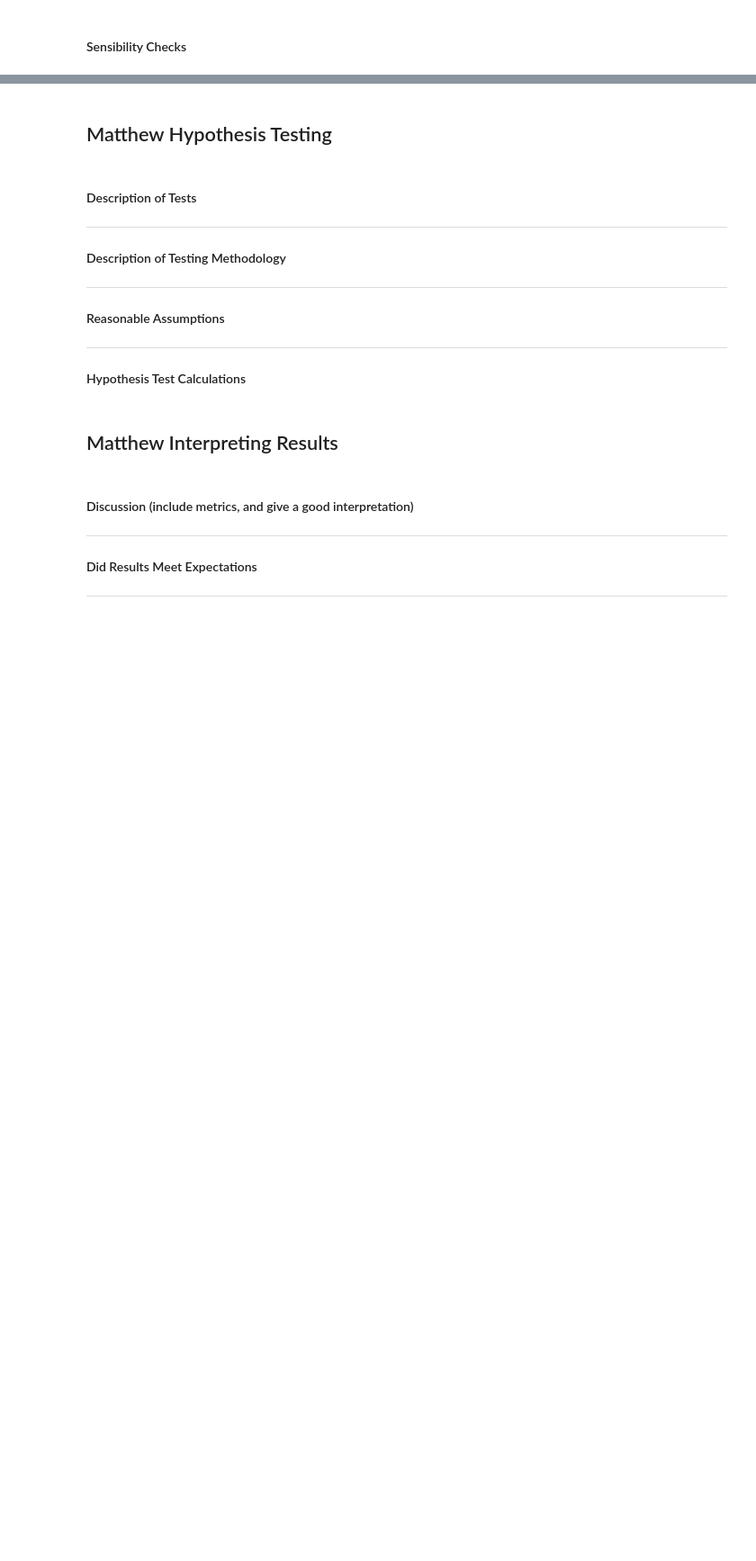
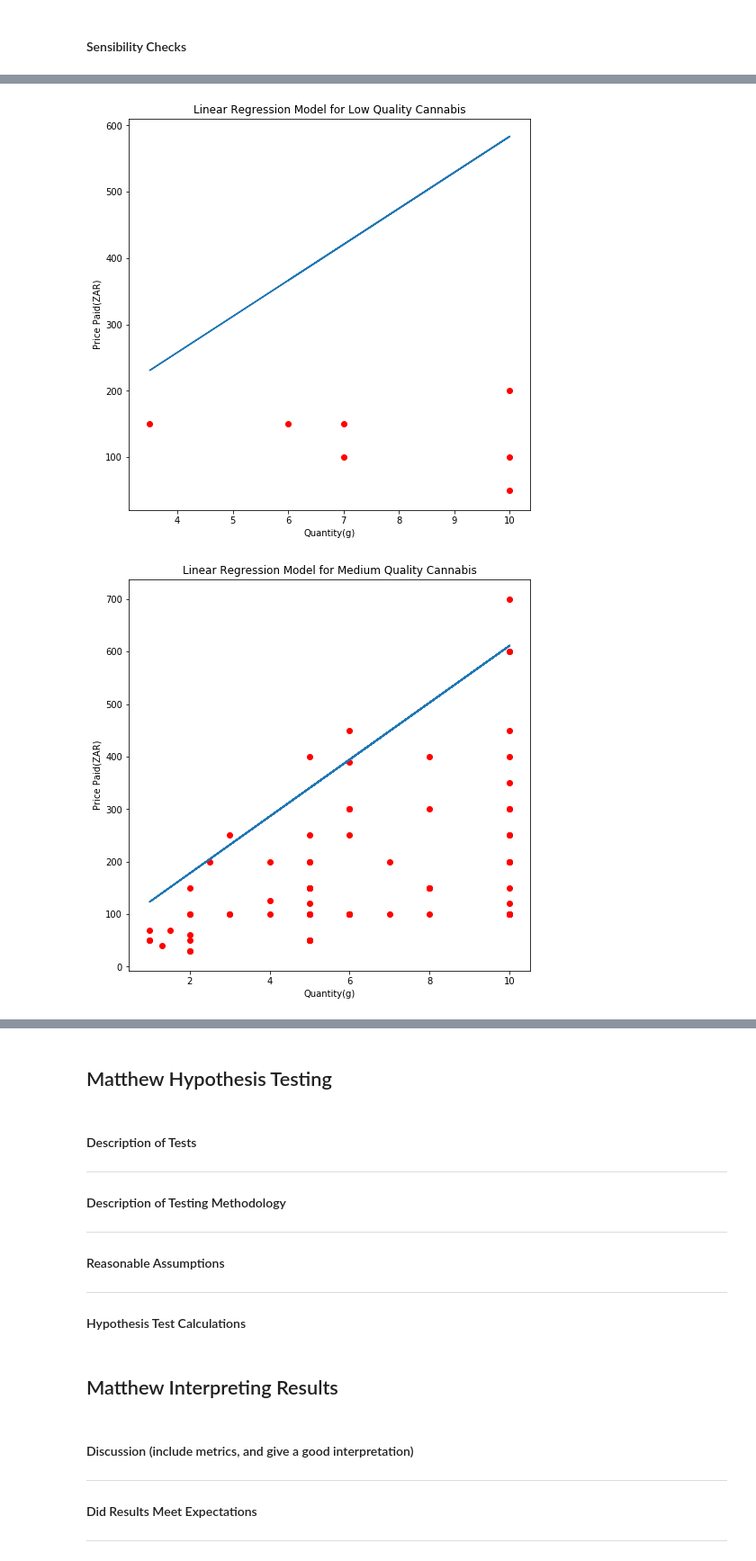
Before and after one commit to Matkicail/DAE-Project, a Jupyter notebook: daeRough.ipynb, the cells around one changed output, grey strips where cells are left out. Shown at 90% size. Drawn from its saved outputs; the diff is of its cells as text; code cells hidden in the pictures; blank space fills up the shorter version.

Commit message:
Finishing off of modeling

```diff
--- a/daeRough.ipynb
+++ b/daeRough.ipynb
@@ -3070,0 +2816,12 @@ After this we will then split these sub sets into training and testing sets.
+# %%
+#linearModelLow = sm.OLS(yMedQualityVariables,xMediumQualityVariables).fit()
+#print(linearModelLow.summary())
+from statsmodels.formula.api import ols
+from scipy import stats
+
+print("----------------------------QUALITY OF CANNABIS ONLY-------------------------------------")
+reg = sm.OLS(train_set["q9"], sm.add_constant(train_set[["q11_Low","q11_Medium","q11_High"]])).fit()
+print(reg.summary())
+print("------------------------QUANTITY AND QUALITY OF CANNABIS----------------------------------")
+reg2 = sm.OLS(train_set["q9"], sm.add_constant(train_set[["q10","q11_Low","q11_Medium","q11_High"]])).fit()
+print(reg2.summary())
@@ -3074,0 +2915,52 @@ After this we will then split these sub sets into training and testing sets.
+# %%
+plt.figure(figsize=(8,8))
+coefs_two = np.array(reg2.params)
+data = test_set[["q9","q10","q11_Low","q11_Medium","q11_High"]]
+test_x_low = data[data["q11_Low"]==1]
+
+test_x_med = data[data["q11_Medium"]==1]
+test_x_high = data[data["q11_High"]==1]
+
+test_x_low_values = test_x_low.drop(["q9"],axis=1).to_numpy()
+y_predicted_low = np.array([])
+for i in range(test_x_low.shape[0]):
+    x = coefs_one[0] + (coefs_two[1:]*test_x_low_values[i]).sum()
+    y_predicted_low = np.append(y_predicted_low,x)
+
+plt.title("Linear Regression Model for Low Quality Cannabis")
+plt.xlabel("Quantity(g)")
+plt.ylabel("Price Paid(ZAR)")
+plt.plot(test_x_low["q10"].to_numpy(),y_predicted_low, label="predicted values")
+plt.scatter(test_x_low["q10"].to_numpy(),test_x_low["q9"].to_numpy(),color="r",label = "actual")
+plt.show()
+
+test_x_med_values = test_x_med.drop(["q9"],axis=1).to_numpy()
+y_predicted_med = np.array([])
+for i in range(test_x_med.shape[0]):
+    x = coefs_one[0] + (coefs_two[1:]*test_x_med_values[i]).sum()
+    y_predicted_med = np.append(y_predicted_med,x)
+
+plt.figure(figsize=(8,8))
+plt.title("Linear Regression Model for Medium Quality Cannabis")
+plt.xlabel("Quantity(g)")
+plt.ylabel("Price Paid(ZAR)")
+plt.plot(test_x_med["q10"].to_numpy(),y_predicted_med, label="predicted values")
+plt.scatter(test_x_med["q10"].to_numpy(),test_x_med["q9"].to_numpy(),color="r",label = "actual")
+plt.show()
+
+test_x_high_values = test_x_high.drop(["q9"],axis=1).to_numpy()
+y_predicted_high = np.array([])
+for i in range(test_x_high.shape[0]):
+    x = coefs_one[0] + (coefs_two[1:]*test_x_high_values[i]).sum()
+    y_predicted_high = np.append(y_predicted_high,x)
+
+plt.figure(figsize=(8,8))
+plt.title("Linear Regression Model for High Quality Cannabis")
+plt.xlabel("Quantity(g)")
+plt.ylabel("Price Paid(ZAR)")
+plt.plot(test_x_high["q10"].to_numpy(),y_predicted_high, label="predicted values")
+plt.scatter(test_x_high["q10"].to_numpy(),test_x_high["q9"].to_numpy(),color="r",label = "actual")
+plt.show()
+# %% [output]
+[figure, added]
+[figure, added]
```
Also changed, not shown: parts of 70 cells of this notebook.
